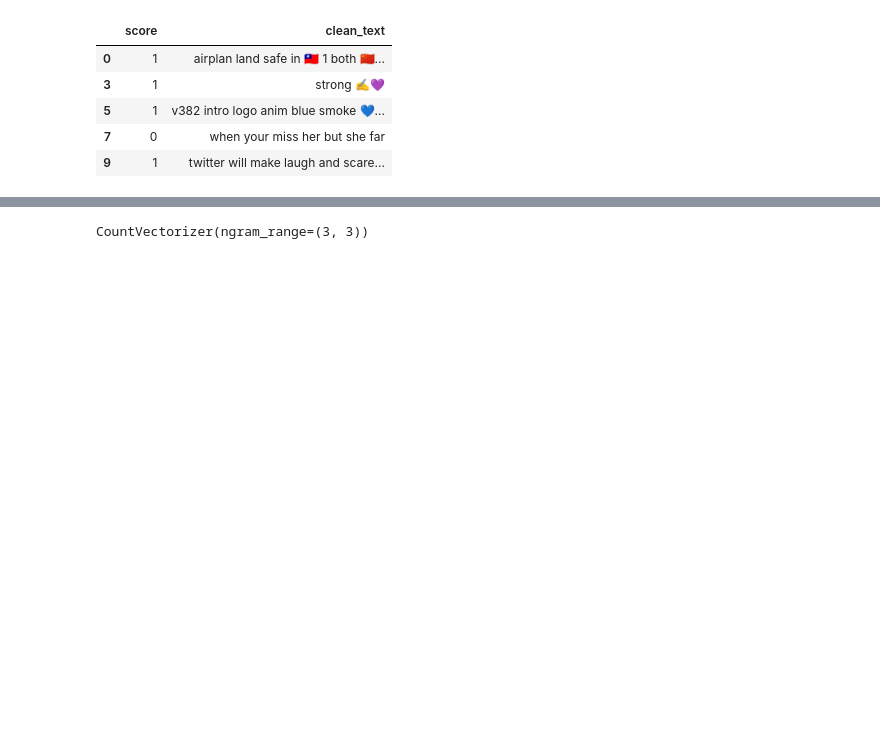
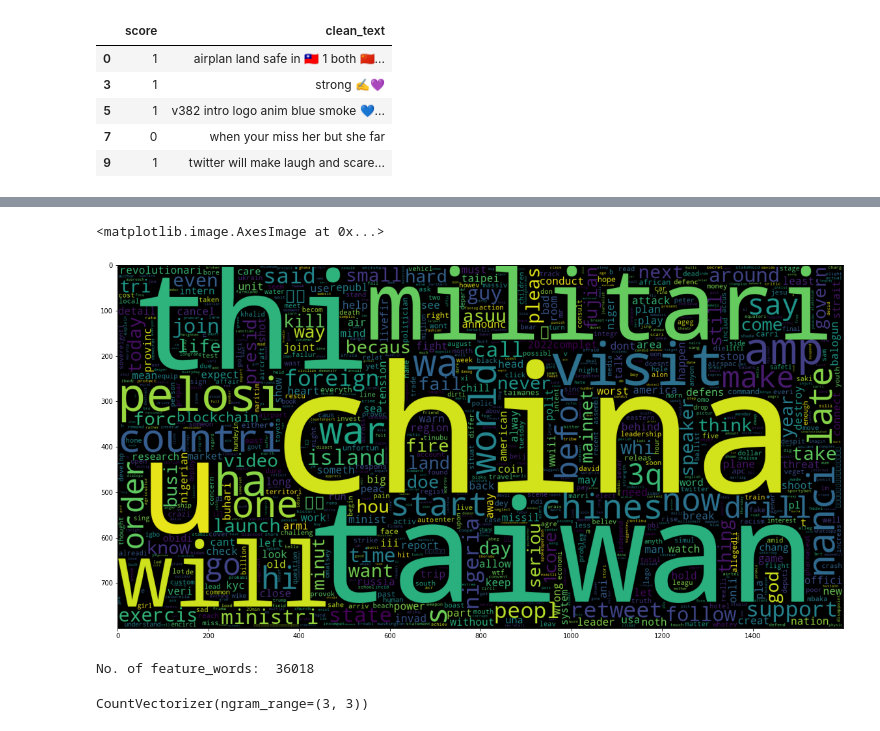
Before and after one commit to Nathnael12/Twitter-Data-Analysis, a Jupyter notebook: notebooks/model.ipynb, the cells around one changed output, grey strips where cells are left out. Saved outputs shown, nothing was run; the diff lists cells and outputs as text; code cells hidden in the pictures; blank space fills up the shorter version.

```diff
--- a/notebooks/model.ipynb
+++ b/notebooks/model.ipynb
@@ -102,0 +142,8 @@ cleanedTweet[['score','clean_text']][:5]
+# %%
+plt.figure(figsize = (20,20))
+wc = WordCloud(max_words = 1000 , width = 1600 , height = 800,
+               collocations=False).generate(" ".join(data_neg))
+plt.imshow(wc)
+# %% [output]
+<matplotlib.image.AxesImage at 0x...>
+[figure, added]
@@ -102,0 +155,6 @@ cleanedTweet[['score','clean_text']][:5]
+# %%
+vectoriser = TfidfVectorizer(ngram_range=(1,2), max_features=500000)
+vectoriser.fit(X_train)
+print('No. of feature_words: ', len(vectoriser.get_feature_names_out()))
+# %% [output]
+No. of feature_words:  36018
```
Also changed, not shown: parts of 17 cells of this notebook.
